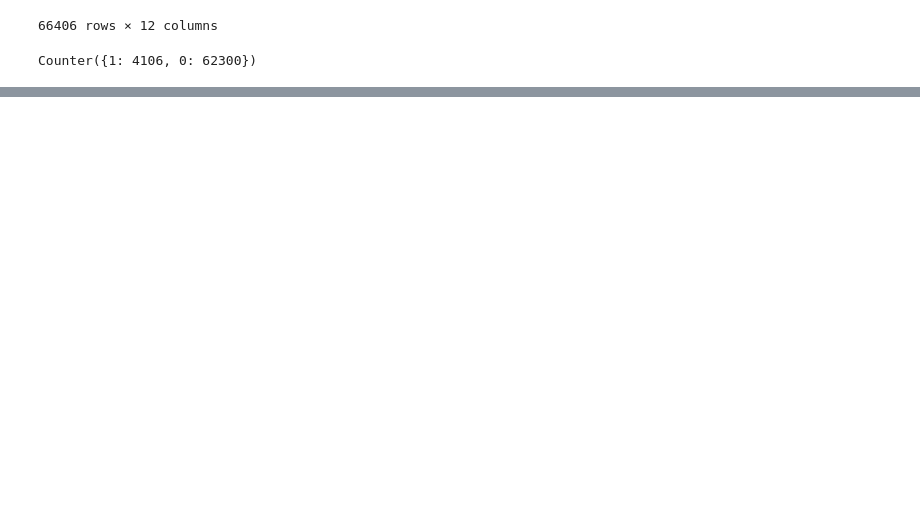
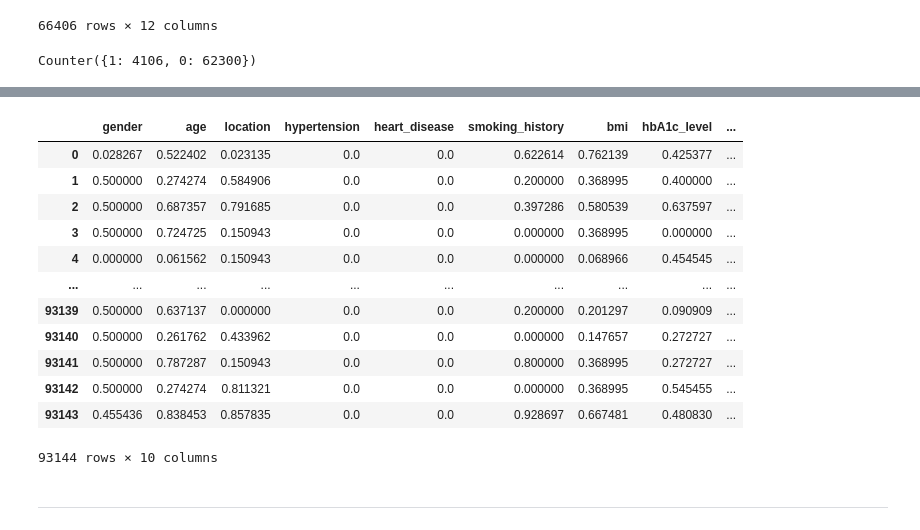
Before and after one commit to aNdr3W03/Eksperimen_SML_andrewbj, a Jupyter notebook: preprocessing/Eksperimen_andrewbj.ipynb, the cells around one changed output, grey strips where cells are left out. Drawn from its saved outputs; the diff is of its cells as text; code cells hidden in the pictures; blank space fills up the shorter version.

```diff
--- a/preprocessing/Eksperimen_andrewbj.ipynb
+++ b/preprocessing/Eksperimen_andrewbj.ipynb
@@ -759,0 +937,18 @@ X_tr_smoteenn, X_ts_smoteenn = normalize_data(X_tr_smoteenn, X_ts_smoteenn)
+# %%
+pd.read_csv('diabetes_processed.csv')
+# %% [output]
+|  | gender | age | location | hypertension | heart_disease | smoking_history | bmi | hbA1c_level | ... |
+| 0 | 0.028267 | 0.522402 | 0.023135 | 0.0 | 0.0 | 0.622614 | 0.762139 | 0.425377 | ... |
+| 1 | 0.500000 | 0.274274 | 0.584906 | 0.0 | 0.0 | 0.200000 | 0.368995 | 0.400000 | ... |
+| 2 | 0.500000 | 0.687357 | 0.791685 | 0.0 | 0.0 | 0.397286 | 0.580539 | 0.637597 | ... |
+| 3 | 0.500000 | 0.724725 | 0.150943 | 0.0 | 0.0 | 0.000000 | 0.368995 | 0.000000 | ... |
+| 4 | 0.000000 | 0.061562 | 0.150943 | 0.0 | 0.0 | 0.000000 | 0.068966 | 0.454545 | ... |
+| ... | ... | ... | ... | ... | ... | ... | ... | ... | ... |
+| 93139 | 0.500000 | 0.637137 | 0.000000 | 0.0 | 0.0 | 0.200000 | 0.201297 | 0.090909 | ... |
+| 93140 | 0.500000 | 0.261762 | 0.433962 | 0.0 | 0.0 | 0.000000 | 0.147657 | 0.272727 | ... |
+| 93141 | 0.500000 | 0.787287 | 0.150943 | 0.0 | 0.0 | 0.800000 | 0.368995 | 0.272727 | ... |
+| 93142 | 0.500000 | 0.274274 | 0.811321 | 0.0 | 0.0 | 0.000000 | 0.368995 | 0.545455 | ... |
+| 93143 | 0.455436 | 0.838453 | 0.857835 | 0.0 | 0.0 | 0.928697 | 0.667481 | 0.480830 | ... |
+93144 rows × 10 columns
+# %% [markdown]
+---
```
Also changed, not shown: parts of 17 cells of this notebook.
